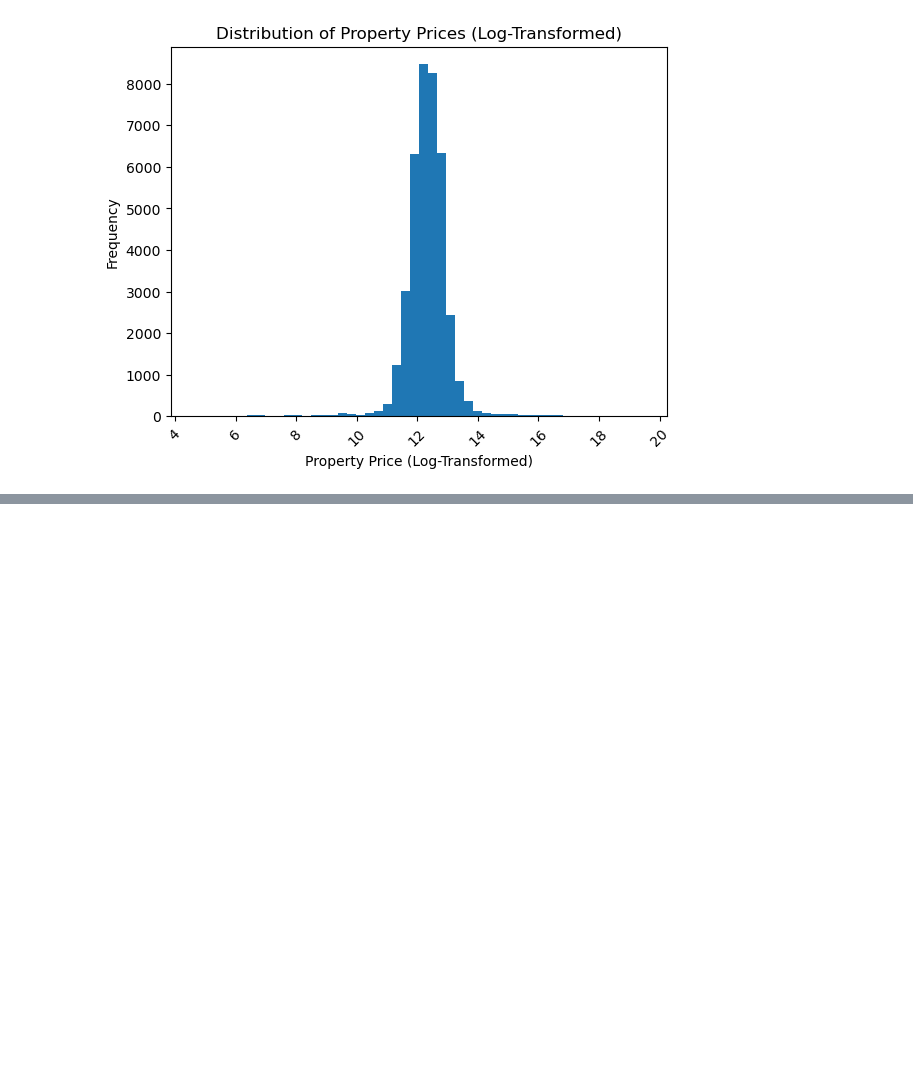
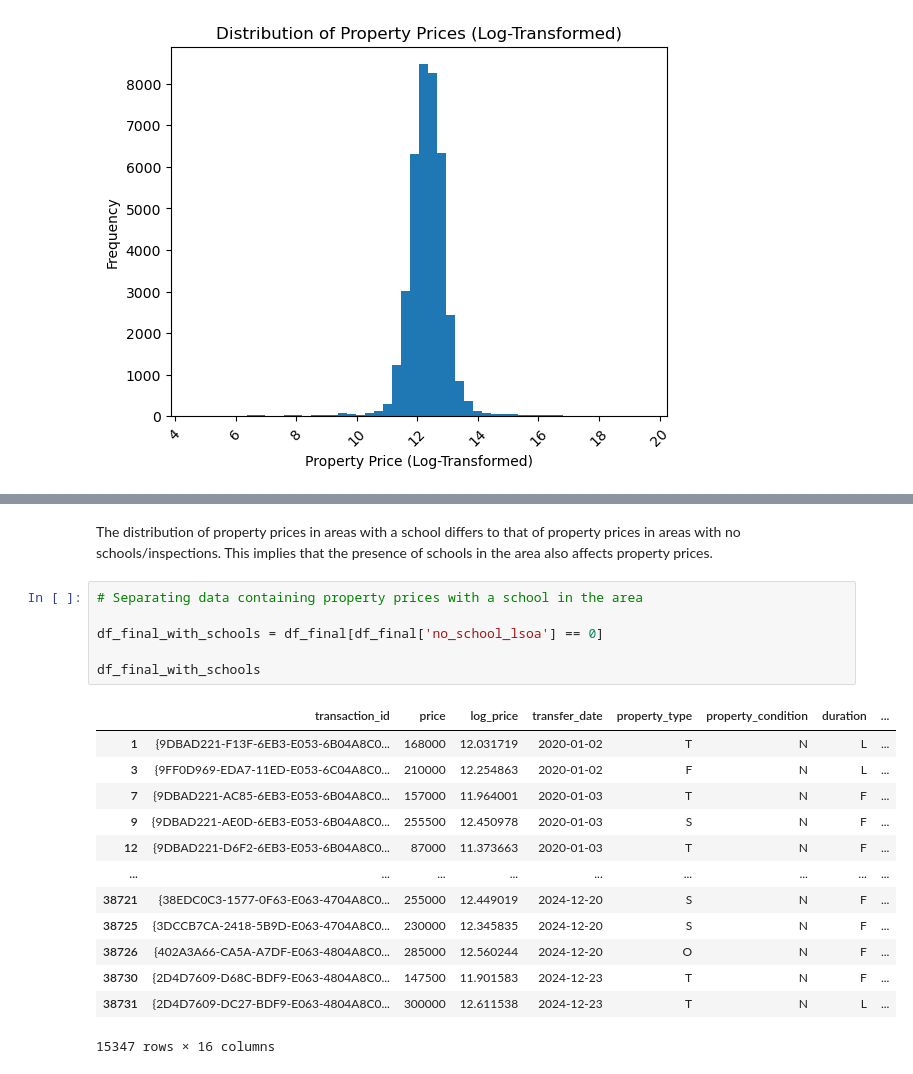
Before and after one commit to jonathanskuy/manchester-property-vs-education, a Jupyter notebook: notebooks/manchester_property_vs_education.ipynb, the cells around one changed output, grey strips where cells are left out. Cells and saved outputs as stored; diff of their text form; blank space fills up the shorter version.

```diff
--- a/notebooks/manchester_property_vs_education.ipynb
+++ b/notebooks/manchester_property_vs_education.ipynb
@@ -968,0 +1026,22 @@ plt.show()
+# %% [markdown]
+The distribution of property prices in areas with a school differs to that of property prices in areas with no schools/inspections. This implies that the presence of schools in the area also affects property prices.
+# %%
+# Separating data containing property prices with a school in the area
+
+df_final_with_schools = df_final[df_final['no_school_lsoa'] == 0]
+
+df_final_with_schools
+# %% [output]
+|  | transaction_id | price | log_price | transfer_date | property_type | property_condition | duration | ... |
+| 1 | {9DBAD221-F13F-6EB3-E053-6B04A8C0... | 168000 | 12.031719 | 2020-01-02 | T | N | L | ... |
+| 3 | {9FF0D969-EDA7-11ED-E053-6C04A8C0... | 210000 | 12.254863 | 2020-01-02 | F | N | L | ... |
+| 7 | {9DBAD221-AC85-6EB3-E053-6B04A8C0... | 157000 | 11.964001 | 2020-01-03 | T | N | F | ... |
+| 9 | {9DBAD221-AE0D-6EB3-E053-6B04A8C0... | 255500 | 12.450978 | 2020-01-03 | S | N | F | ... |
+| 12 | {9DBAD221-D6F2-6EB3-E053-6B04A8C0... | 87000 | 11.373663 | 2020-01-03 | T | N | F | ... |
+| ... | ... | ... | ... | ... | ... | ... | ... | ... |
+| 38721 | {38EDC0C3-1577-0F63-E063-4704A8C0... | 255000 | 12.449019 | 2024-12-20 | S | N | F | ... |
+| 38725 | {3DCCB7CA-2418-5B9D-E063-4704A8C0... | 230000 | 12.345835 | 2024-12-20 | S | N | F | ... |
+| 38726 | {402A3A66-CA5A-A7DF-E063-4804A8C0... | 285000 | 12.560244 | 2024-12-20 | O | N | F | ... |
+| 38730 | {2D4D7609-D68C-BDF9-E063-4804A8C0... | 147500 | 11.901583 | 2024-12-23 | T | N | F | ... |
+| 38731 | {2D4D7609-DC27-BDF9-E063-4804A8C0... | 300000 | 12.611538 | 2024-12-23 | T | N | L | ... |
+15347 rows × 16 columns
```
Also changed, not shown: parts of 12 cells of this notebook.
